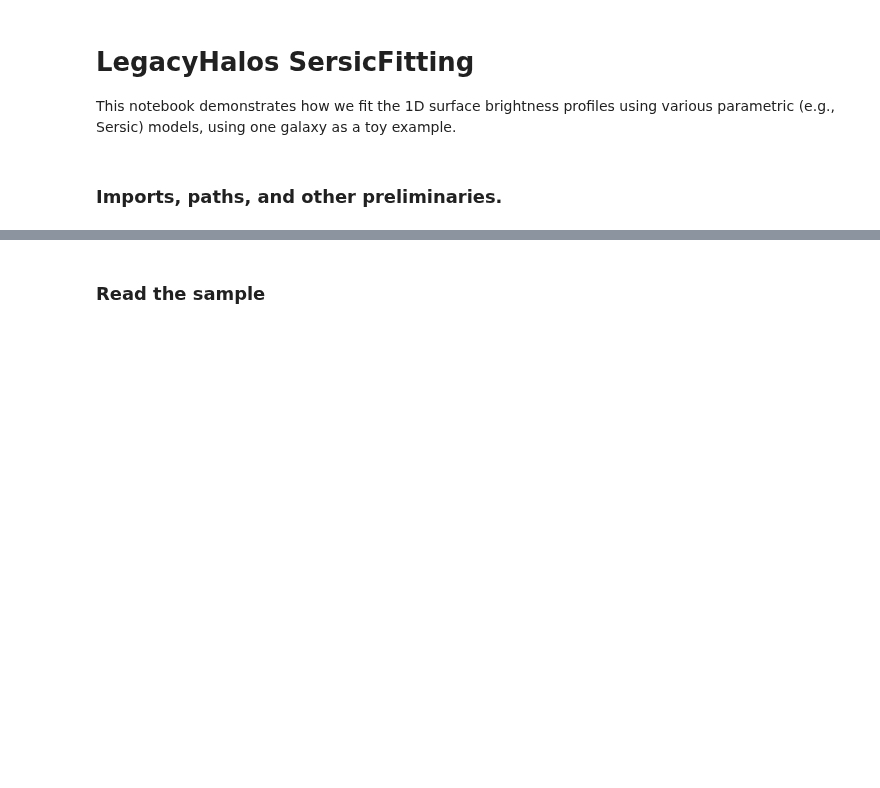
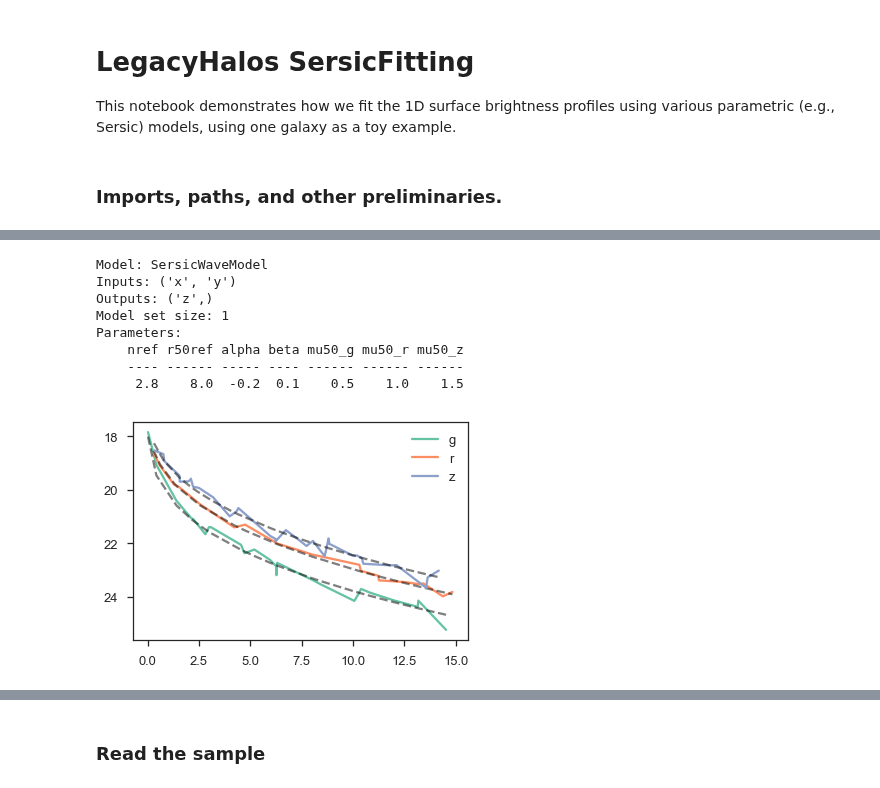
Before and after one commit to moustakas/legacyhalos, a Jupyter notebook: doc/nb/legacyhalos-sersic.ipynb, the cells around one changed output, grey strips where cells are left out. Saved outputs shown, nothing was run; the diff lists cells and outputs as text; code cells hidden in the pictures; blank space fills up the shorter version.

Commit message:
wavelength-dependent sersic fitting on simulated data working

```diff
--- a/doc/nb/legacyhalos-sersic.ipynb
+++ b/doc/nb/legacyhalos-sersic.ipynb
@@ -21,0 +135,38 @@ refband = 'r'
+# %%
+model = SersicWaveModel(beta=0.1, alpha=-0.2, r50ref=8, nref=2.8)
+print(model)
+
+seed = 1
+rand = np.random.RandomState(seed)
+
+minradius = 0.02
+maxradius = 15.0
+nrad = (25, 18, 33) # number of measurements per bandpass g, r, z
+
+radius = []
+wave = []
+for lam, nn in zip( (model.lambda_g, model.lambda_r, model.lambda_z), nrad ):
+    rad = rand.uniform(minradius, maxradius, nn)
+    #rad = np.linspace(0, maxradius, nn)
+    radius.append(rad)
+    wave.append(np.repeat(lam, nn))
+radius = np.hstack(radius)
+wave = np.hstack(wave)
+sb = model(radius, wave) # evaluate the model
+sberr = rand.normal(loc=0, scale=sb*0.2)
+sb += sberr
+
+# plot it!
+plot_sbwave(radius, wave, sb, model=model)
+#plt.axvline(x=8)
+#plt.axhline(y=1)
+# %% [output]
+Model: SersicWaveModel
+Inputs: ('x', 'y')
+Outputs: ('z',)
+Model set size: 1
+Parameters:
+    nref r50ref alpha beta mu50_g mu50_r mu50_z
+    ---- ------ ----- ---- ------ ------ ------
+     2.8    8.0  -0.2  0.1    0.5    1.0    1.5
+[figure, added]
```
Also changed, not shown: parts of 23 cells of this notebook.
